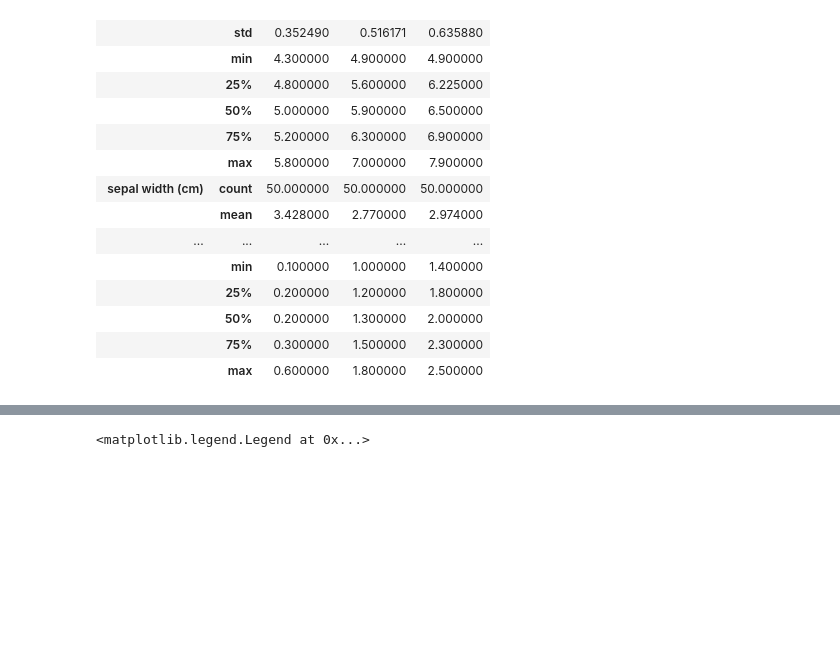
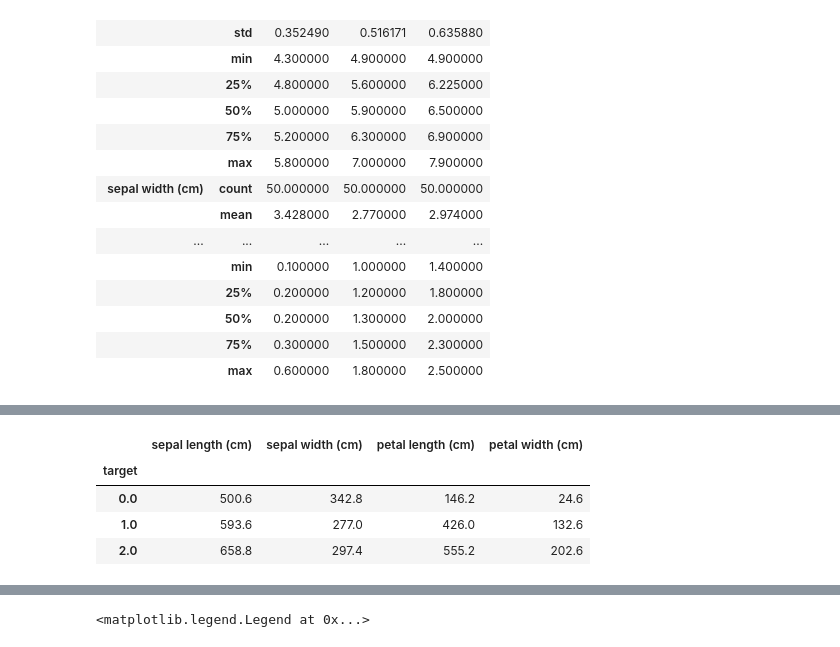
Before and after one commit to Rbiasuz/old_stuff, a Jupyter notebook: 1 Aulas Data Science/2 - Data Science Tool Kit/Pandas/Pandas Part 4 - Agrupar e Concatenar.ipynb, the cells around one changed output, grey strips where cells are left out. Saved outputs shown, nothing was run; the diff lists cells and outputs as text; code cells hidden in the pictures; blank space fills up the shorter version.

```diff
--- a/1 Aulas Data Science/2 - Data Science Tool Kit/Pandas/Pandas Part 4 - Agrupar e Concatenar.ipynb
+++ b/1 Aulas Data Science/2 - Data Science Tool Kit/Pandas/Pandas Part 4 - Agrupar e Concatenar.ipynb
@@ -100,3 +111,11 @@ agrupamento.describe().T
+# %%
+agrupamento.apply(my_function, 100)
+# %% [output]
+|  | sepal length (cm) | sepal width (cm) | petal length (cm) | petal width (cm) |
+| target |  |  |  |  |
+| 0.0 | 500.6 | 342.8 | 146.2 | 24.6 |
+| 1.0 | 593.6 | 277.0 | 426.0 | 132.6 |
+| 2.0 | 658.8 | 297.4 | 555.2 | 202.6 |
 # %%
 import matplotlib.pyplot as plt
 %matplotlib inline
```
Also changed, not shown: parts of 7 cells of this notebook, 1 other file.
